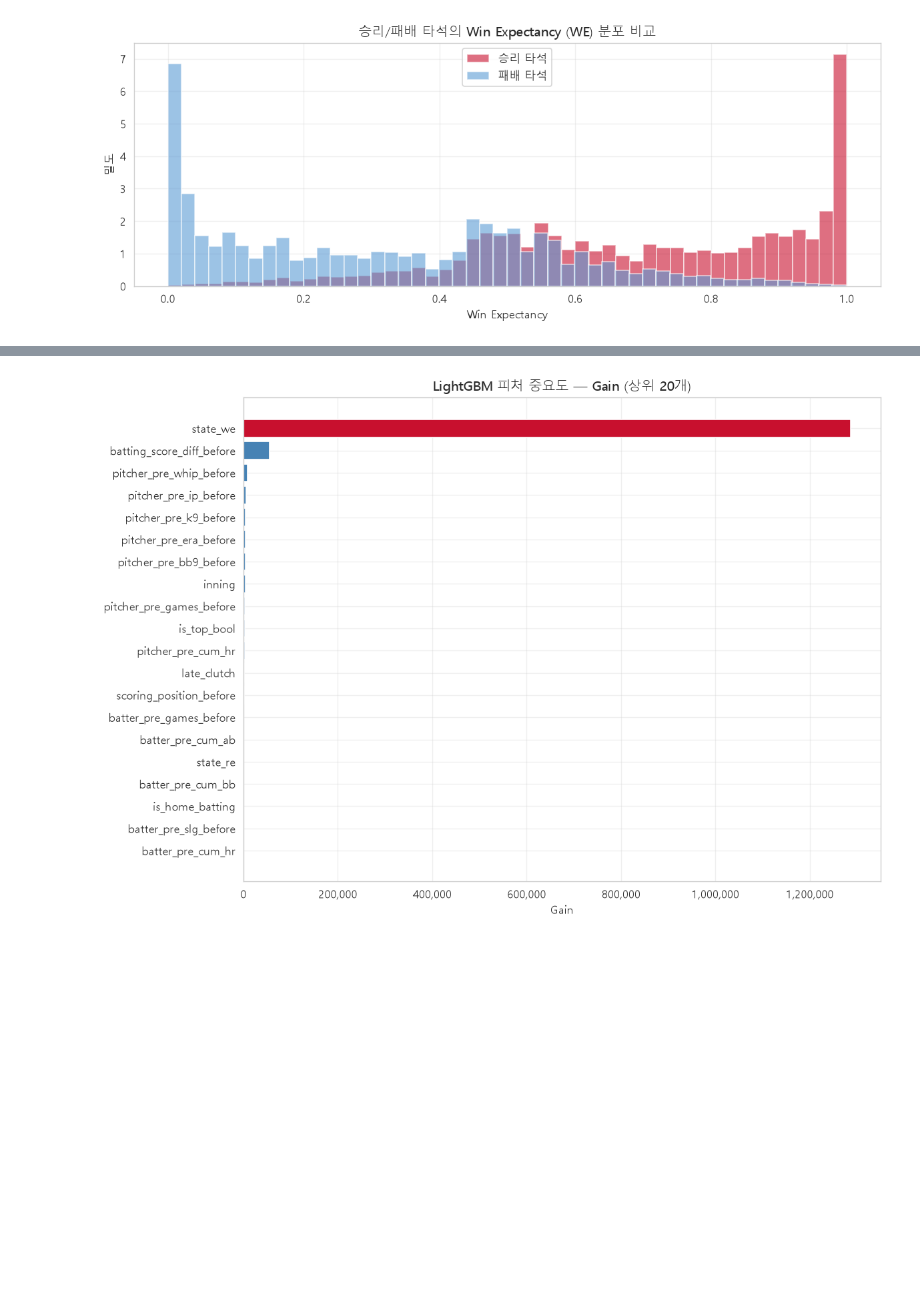
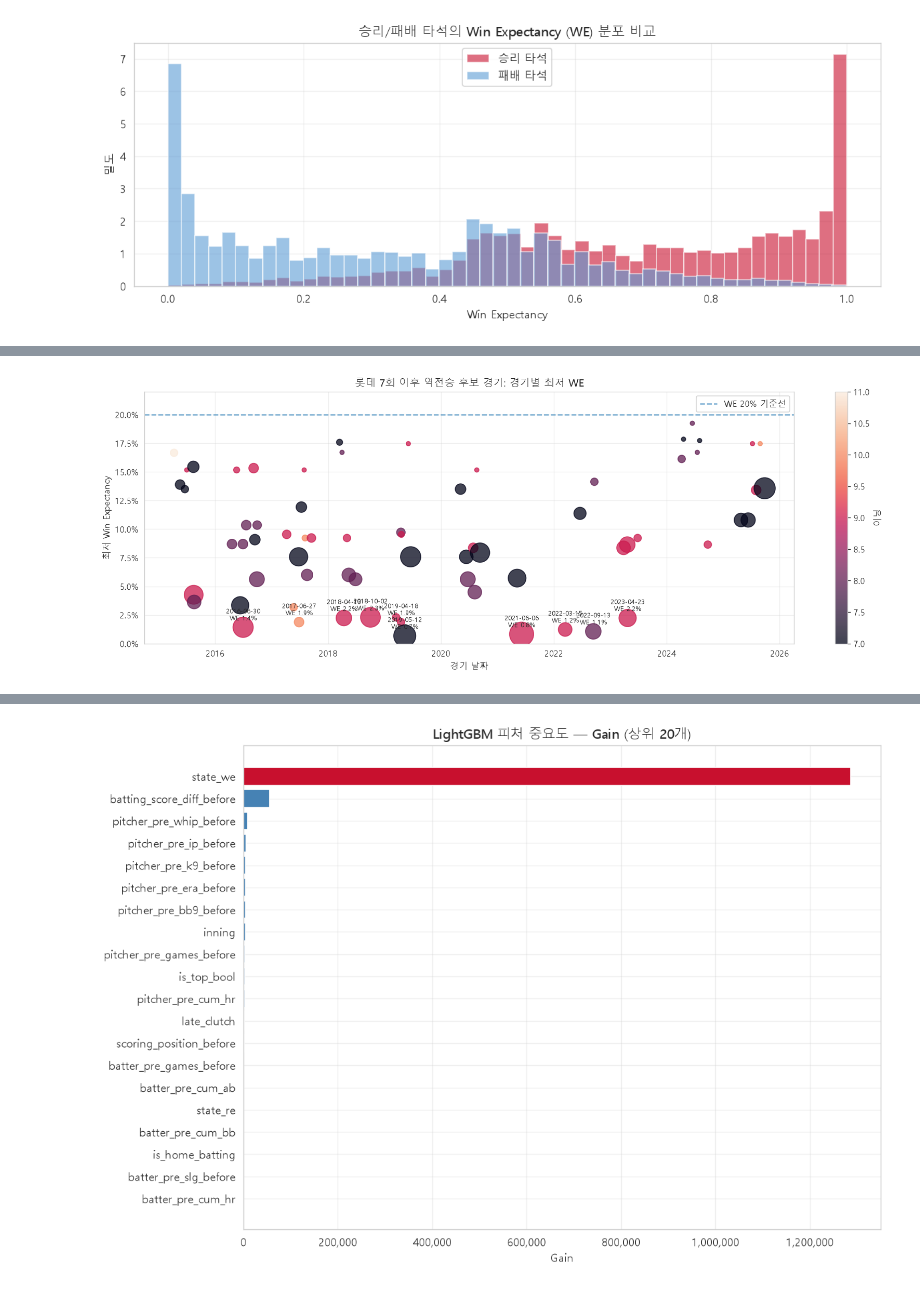
Before and after one commit to Donghaeng-LOTTO/Donghaeng-LOTTO, a Jupyter notebook: analysis/eda260614.ipynb, the cells around one changed output, grey strips where cells are left out. Drawn from its saved outputs; the diff is of its cells as text; code cells hidden in the pictures; blank space fills up the shorter version.

```diff
--- a/analysis/eda260614.ipynb
+++ b/analysis/eda260614.ipynb
@@ -563,0 +892,19 @@ plt.show()
+# %%
+lotte_comeback_games = comeback_games[ (comeback_games["batting_team_code"] == "LT") &
+                                      (comeback_games["is_actual_comeback_win"] == 1)
+                                        ].copy()
+
+lotte_late_comeback_games = comeback_games[
+    (comeback_games["batting_team_code"] == "LT") &
+    (comeback_games["is_actual_comeback_win"] == 1) &
+    (comeback_games["inning"] >= 7)
+].copy()
+
+display(
+    lotte_late_comeback_games[view_cols]
+    .sort_values(["state_we", "game_date", "game_id"])
+    .reset_index(drop=True)
+)
+
+print("롯데 역전승 후보 경기 수:", len(lotte_comeback_games))
+print("롯데 7회 이후 역전승 후보 경기 수:", len(lotte_late_comeback_games))
@@ -563,0 +927,56 @@ plt.show()
+# %%
+import matplotlib.ticker as mticker
+
+plot_df = lotte_late_comeback_games.copy()
+
+plot_df["game_date"] = pd.to_datetime(plot_df["game_date"], errors="coerce")
+plot_df["state_we"] = pd.to_numeric(plot_df["state_we"], errors="coerce")
+plot_df["inning"] = pd.to_numeric(plot_df["inning"], errors="coerce")
+plot_df["low_we_win_pa_count"] = pd.to_numeric(
+    plot_df["low_we_win_pa_count"],
+    errors="coerce"
+).fillna(1)
+
+plot_df = plot_df.sort_values("game_date")
+
+top10 = plot_df.nsmallest(10, "state_we")
+
+plt.figure(figsize=(14, 5))
+
+scatter = plt.scatter(
+    plot_df["game_date"],
+    plot_df["state_we"],
+    s=plot_df["low_we_win_pa_count"] * 25,
+    c=plot_df["inning"],
+    alpha=0.75
+)
+
+for _, row in top10.iterrows():
+    label = f'{row["game_date"].strftime("%Y-%m-%d")}\nWE {row["state_we"]:.1%}'
+
+    plt.annotate(
+        label,
+        xy=(row["game_date"], row["state_we"]),
+        xytext=(0, 8),
+        textcoords="offset points",
+        ha="center",
+        fontsize=8
+    )
+
+plt.axhline(0.2, linestyle="--", alpha=0.6, label="WE 20% 기준선")
+
+plt.title("롯데 7회 이후 역전승 후보 경기: 경기별 최저 WE")
+plt.xlabel("경기 날짜")
+plt.ylabel("최저 Win Expectancy")
+
+plt.gca().yaxis.set_major_formatter(mticker.PercentFormatter(1.0))
+plt.ylim(0, 0.22)
+
+cbar = plt.colorbar(scatter)
+cbar.set_label("이닝")
+
+plt.legend()
+plt.tight_layout()
+plt.show()
+# %% [output]
+[figure, added]
```
Also changed, not shown: parts of 26 cells of this notebook.
